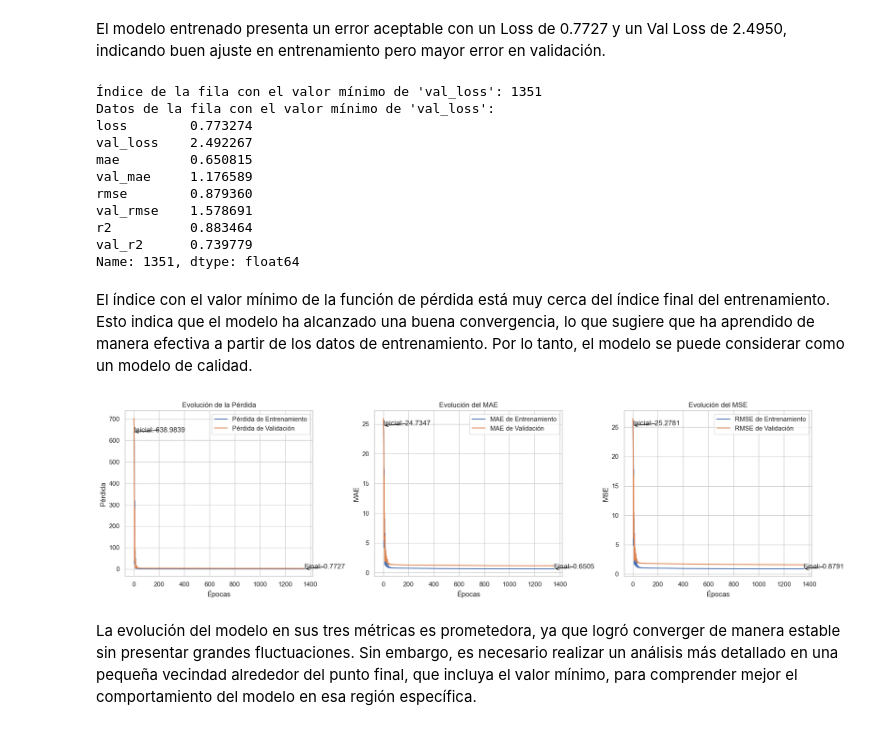
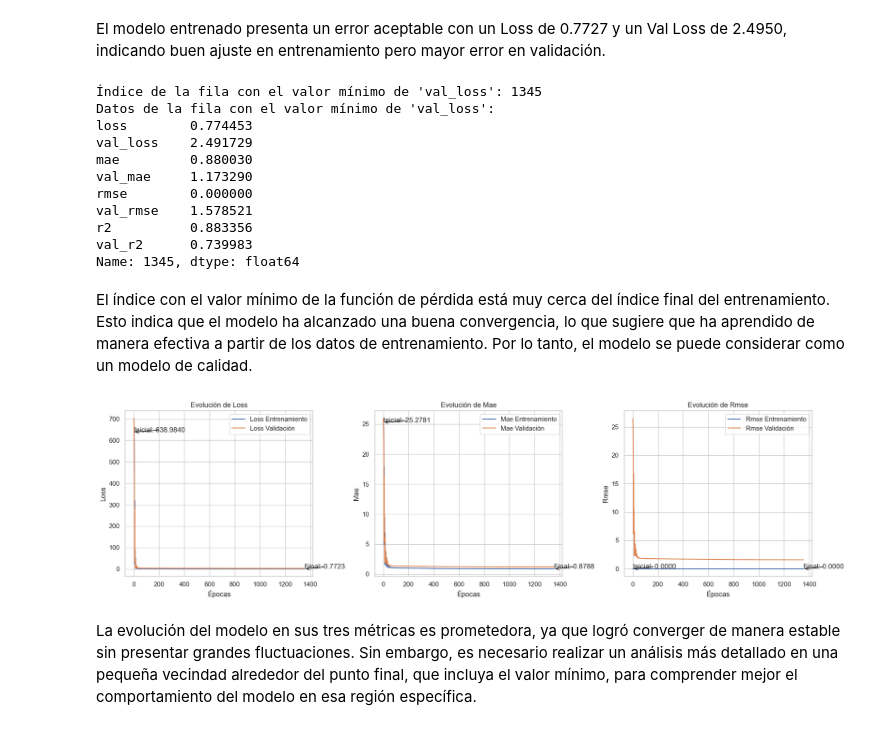
Before and after one commit to Ronald2328/Tesis-RNN-2024, a Jupyter notebook: explorar_modelo.ipynb, the cells around one changed output. Cells and saved outputs as stored; diff of their text form; code cells hidden in the pictures.

```diff
--- a/explorar_modelo.ipynb
+++ b/explorar_modelo.ipynb
@@ -585,29 +576,33 @@ Val RMSE: 1.579567
 # %% [markdown]
 El modelo entrenado presenta un error aceptable con un Loss de 0.7727 y un Val Loss de 2.4950, indicando buen ajuste en entrenamiento pero mayor error en validación.
 # %%
-history_df = pd.DataFrame(history)
-min_index = history_df['val_loss'].idxmin()
-min_val_loss_row = history_df.iloc[min_index]
+min_index = historial['val_loss'].idxmin()
+min_val_loss_row = historial.iloc[min_index]
 print(f"Índice de la fila con el valor mínimo de 'val_loss': {min_index}")
 print(f"Datos de la fila con el valor mínimo de 'val_loss':\n{min_val_loss_row}")
 # %% [output]
-Índice de la fila con el valor mínimo de 'val_loss': 1351
+Índice de la fila con el valor mínimo de 'val_loss': 1345
 Datos de la fila con el valor mínimo de 'val_loss':
-loss        0.773274
-val_loss    2.492267
-mae         0.650815
-val_mae     1.176589
-rmse        0.879360
-val_rmse    1.578691
-r2          0.883464
-val_r2      0.739779
-Name: 1351, dtype: float64
+loss        0.774453
+val_loss    2.491729
+mae         0.880030
+val_mae     1.173290
+rmse        0.000000
+val_rmse    1.578521
+r2          0.883356
+val_r2      0.739983
+Name: 1345, dtype: float64
 # %% [markdown]
 El índice con el valor mínimo de la función de pérdida está muy cerca del índice final del entrenamiento. Esto indica que el modelo ha alcanzado una buena convergencia, lo que sugiere que ha aprendido de manera efectiva a partir de los datos de entrenamiento. Por lo tanto, el modelo se puede considerar como un modelo de calidad.
-# %%
-# Llamada a la función para graficar el historial
-plot_training_history(history, epoch_start=0, epoch_end=None, tamaño=0.01)
-# %% [output]
-[figure, removed]
+# %%
+visualizador = VisualizadorResultados()
+visualizador.graficar_historial_entrenamiento(
+   historial=historial,
+   epoca_inicio=0,
+   epoca_fin=None,
+   tamanio_anotacion=0.01
+)
+# %% [output]
+[figure, added]
 # %% [markdown]
 La evolución del modelo en sus tres métricas es prometedora, ya que logró converger de manera estable sin presentar grandes fluctuaciones. Sin embargo, es necesario realizar un análisis más detallado en una pequeña vecindad alrededor del punto final, que incluya el valor mínimo, para comprender mejor el comportamiento del modelo en esa región específica.
```
Also changed, not shown: parts of 18 cells of this notebook, 5 other files.
